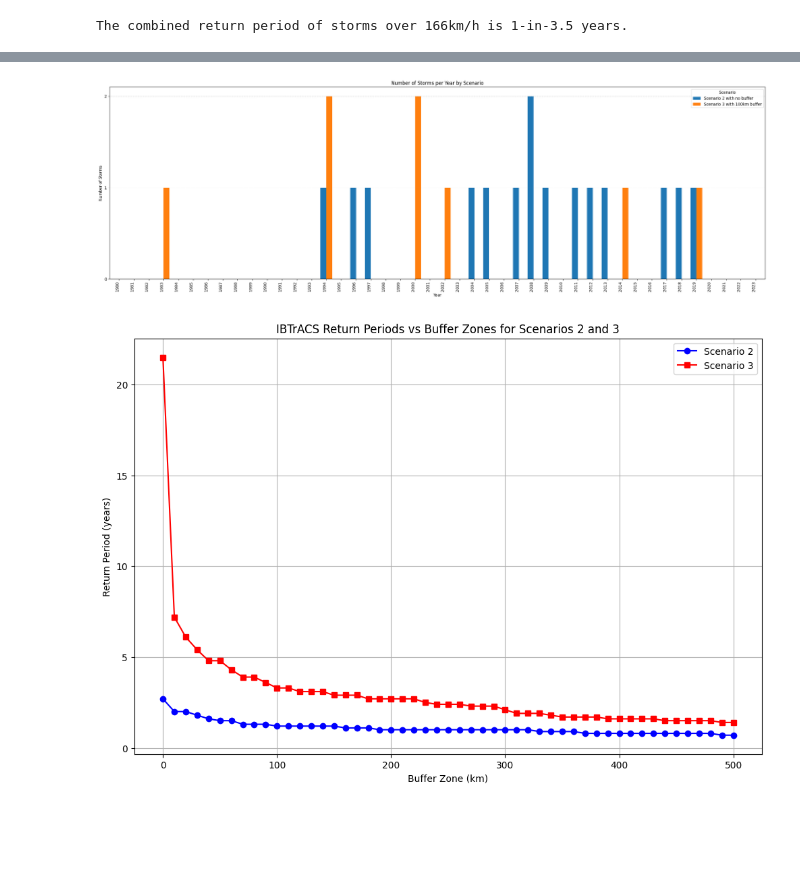
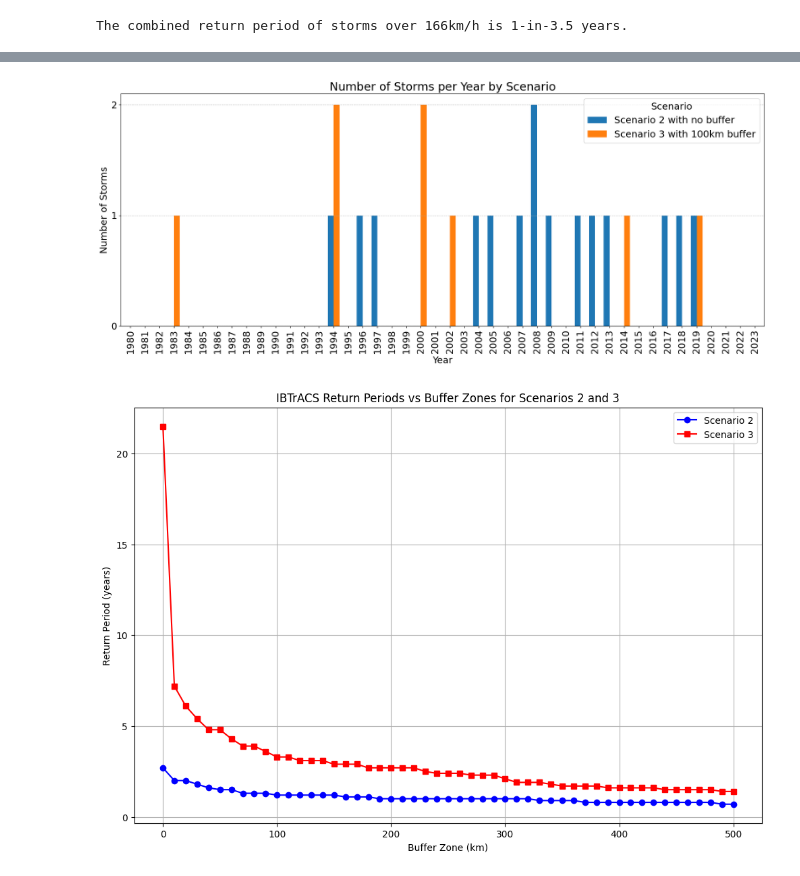
Before and after one commit to OCHA-DAP/ds-aa-mdg-storms, a Jupyter notebook: analysis/01.0_return_period_ibtracs.ipynb, the cells around one changed output, grey strips where cells are left out. Saved outputs shown, nothing was run; the diff lists cells and outputs as text; code cells hidden in the pictures; blank space fills up the shorter version.

```diff
--- a/analysis/01.0_return_period_ibtracs.ipynb
+++ b/analysis/01.0_return_period_ibtracs.ipynb
@@ -78,8 +80,8 @@ Country-Wide
 buffer = True
 if buffer:
     # Create buffer around gdf_adm0 with the given distance
-    # Reproject to a CRS that uses meters (e.g., EPSG:3857)
-    gdf_adm0_buffer = gdf_adm0.to_crs(epsg=3857)
+    # Reproject to a CRS that uses meters (e.g., EPSG:29702)
+    gdf_adm0_buffer = gdf_adm0.to_crs(epsg=29702)
 
     # Apply the buffer of 100 km (100,000 meters)
     gdf_adm0_buffer["geometry"] = gdf_adm0_buffer.geometry.buffer(
@@ -379,0 +562,2 @@ storm_data_df
+# %%
+storm_data_df = scenario_2_point_5(df=df, gdf_adm=gdf_adm0, start_year=1980)
@@ -380,30 +571,34 @@ storm_data_df
 # %%
 # Ensure data is in the correct format with each year represented individually
 storm_counts = (
     storm_data_df.groupby(["year", "type"]).size().unstack(fill_value=0)
 )
-all_years = range(start_year, 2024)
+all_years = range(1980, 2024)
 storm_counts = storm_counts.reindex(all_years, fill_value=0)
 
 # Plotting
-fig, ax = plt.subplots(figsize=(24, 8))  # Increase width for a longer x-axis
+plt.rcParams.update({"font.size": 18})
+fig, ax = plt.subplots(figsize=(18, 8))  # Increase width for a longer x-axis
 storm_counts.plot(kind="bar", ax=ax, width=0.8)
 
 # Customizing plot
 plt.title("Number of Storms per Year by Scenario")
 plt.xlabel("Year")
 plt.ylabel("Number of Storms")
 plt.xticks(rotation=90, ha="right")  # Rotate for better spacing
+xticks = range(len(storm_counts))
+ax.set_xticks(xticks)
+ax.set_xticklabels(storm_counts.index, ha="center")
 plt.yticks(
     range(0, int(storm_counts.values.max()) + 1)
 )  # Show only integers on y-axis
 
 plt.grid(axis="y", linestyle="--", alpha=0.7)
 plt.legend(title="Scenario")
 plt.tight_layout()
 plt.show()
 # %% [output]
-[figure, old version]
+[figure, new version]
 # %%
 # Function to calculate the return period for a given wind speed threshold and buffer zone
 
```
Also changed, not shown: parts of 43 cells of this notebook.
